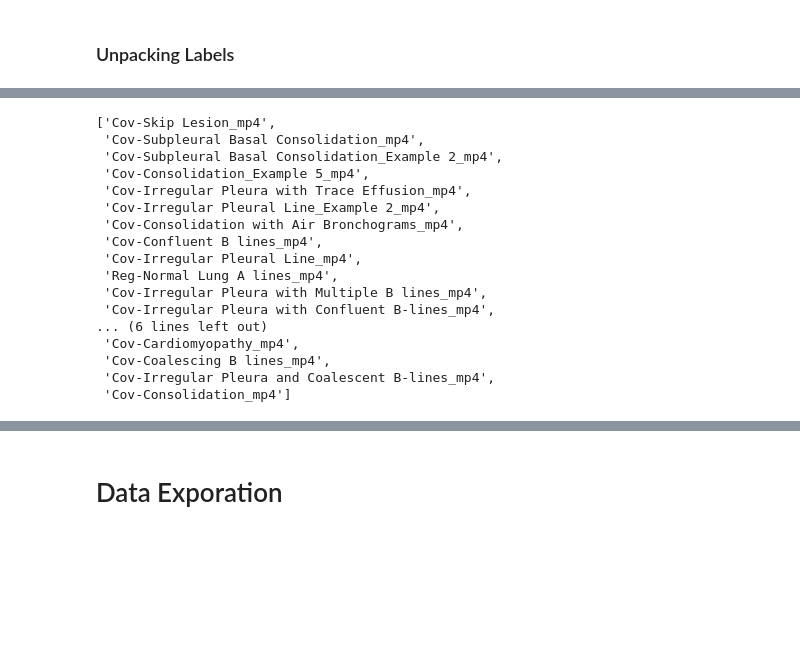
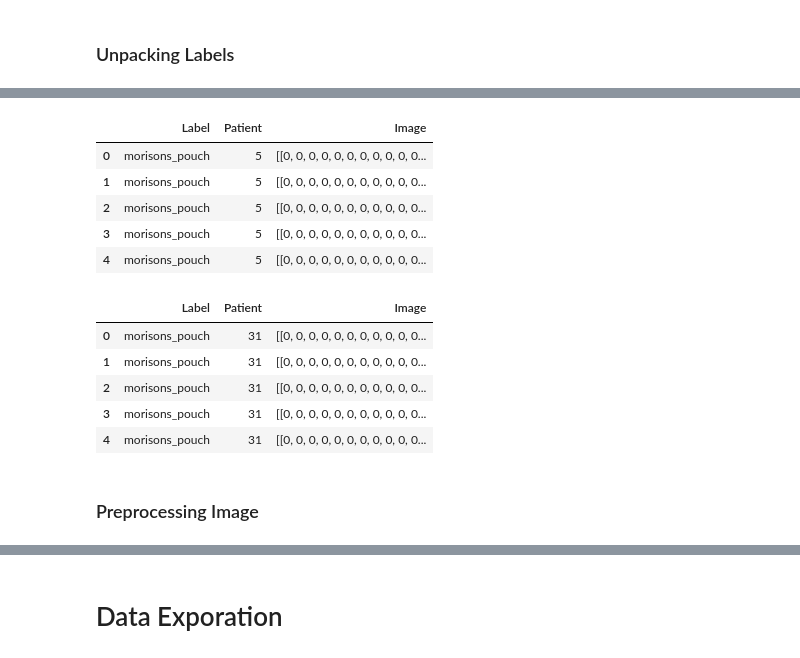
Before and after one commit to carterjandrew/STAT_5000_Final_Project, a Jupyter notebook: notebook.ipynb, the cells around one changed output, grey strips where cells are left out. Drawn from its saved outputs; the diff is of its cells as text; code cells hidden in the pictures; blank space fills up the shorter version.

```diff
--- a/notebook.ipynb
+++ b/notebook.ipynb
@@ -167,22 +115,0 @@ data
-# %%
-videos = os.listdir('./data/')
-videos.remove('all_list.txt')
-videos[:]
-# %% [output]
-['Cov-Skip Lesion_mp4',
- 'Cov-Subpleural Basal Consolidation_mp4',
- 'Cov-Subpleural Basal Consolidation_Example 2_mp4',
- 'Cov-Consolidation_Example 5_mp4',
- 'Cov-Irregular Pleura with Trace Effusion_mp4',
- 'Cov-Irregular Pleural Line_Example 2_mp4',
- 'Cov-Consolidation with Air Bronchograms_mp4',
- 'Cov-Confluent B lines_mp4',
- 'Cov-Irregular Pleural Line_mp4',
- 'Reg-Normal Lung A lines_mp4',
- 'Cov-Irregular Pleura with Multiple B lines_mp4',
- 'Cov-Irregular Pleura with Confluent B-lines_mp4',
-... (6 lines left out)
- 'Cov-Cardiomyopathy_mp4',
- 'Cov-Coalescing B lines_mp4',
- 'Cov-Irregular Pleura and Coalescent B-lines_mp4',
- 'Cov-Consolidation_mp4']
@@ -195,0 +116,44 @@ df = pd.DataFrame(df[1:], columns=df[0])
+# %%
+df = [['Label', 'Patient', 'Image']]
+for patient in os.listdir('./data/training1/'):
+    local_path = os.path.join('./data/training1/', patient)
+    if os.path.isdir(local_path):
+        for location in os.listdir(local_path):
+            sub_local_path = os.path.join(local_path, location)
+            if os.path.isdir(sub_local_path):
+                for video in os.listdir(sub_local_path):
+                    image = cv2.imread(os.path.join(sub_local_path, video), cv2.IMREAD_GRAYSCALE)
+                    if(type(image) == np.ndarray):
+                        df.append([location, patient, image])
+df = pd.DataFrame(df[1:], columns=df[0])
+df.head()
+# %% [output]
+|  | Label | Patient | Image |
+| 0 | morisons_pouch | 5 | [[0, 0, 0, 0, 0, 0, 0, 0, 0, 0, 0... |
+| 1 | morisons_pouch | 5 | [[0, 0, 0, 0, 0, 0, 0, 0, 0, 0, 0... |
+| 2 | morisons_pouch | 5 | [[0, 0, 0, 0, 0, 0, 0, 0, 0, 0, 0... |
+| 3 | morisons_pouch | 5 | [[0, 0, 0, 0, 0, 0, 0, 0, 0, 0, 0... |
+| 4 | morisons_pouch | 5 | [[0, 0, 0, 0, 0, 0, 0, 0, 0, 0, 0... |
+# %%
+df_test = [['Label', 'Patient', 'Image']]
+for patient in os.listdir('./data/test/'):
+    local_path = os.path.join('./data/test/', patient)
+    if os.path.isdir(local_path):
+        for location in os.listdir(local_path):
+            sub_local_path = os.path.join(local_path, location)
+            if os.path.isdir(sub_local_path):
+                for video in os.listdir(sub_local_path):
+                    image = cv2.imread(os.path.join(sub_local_path, video), cv2.IMREAD_GRAYSCALE)
+                    if(type(image) == np.ndarray):
+                        df_test.append([location, patient, image])
+df_test = pd.DataFrame(df_test[1:], columns=df_test[0])
+df_test.head()
+# %% [output]
+|  | Label | Patient | Image |
+| 0 | morisons_pouch | 31 | [[0, 0, 0, 0, 0, 0, 0, 0, 0, 0, 0... |
+| 1 | morisons_pouch | 31 | [[0, 0, 0, 0, 0, 0, 0, 0, 0, 0, 0... |
+| 2 | morisons_pouch | 31 | [[0, 0, 0, 0, 0, 0, 0, 0, 0, 0, 0... |
+| 3 | morisons_pouch | 31 | [[0, 0, 0, 0, 0, 0, 0, 0, 0, 0, 0... |
+| 4 | morisons_pouch | 31 | [[0, 0, 0, 0, 0, 0, 0, 0, 0, 0, 0... |
+# %% [markdown]
+### Preprocessing Image
```
Also changed, not shown: parts of 25 cells of this notebook, 1 other file.
